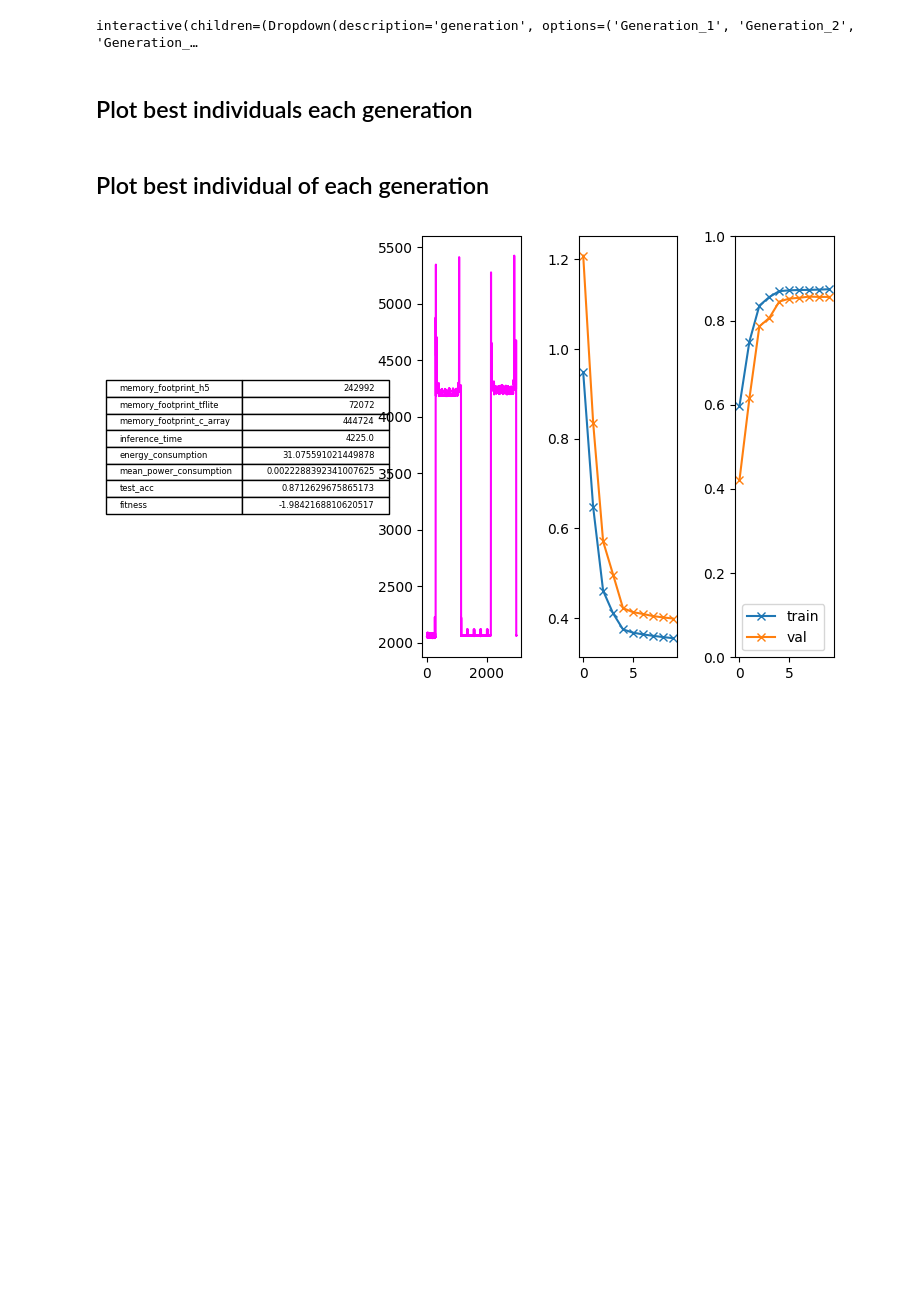
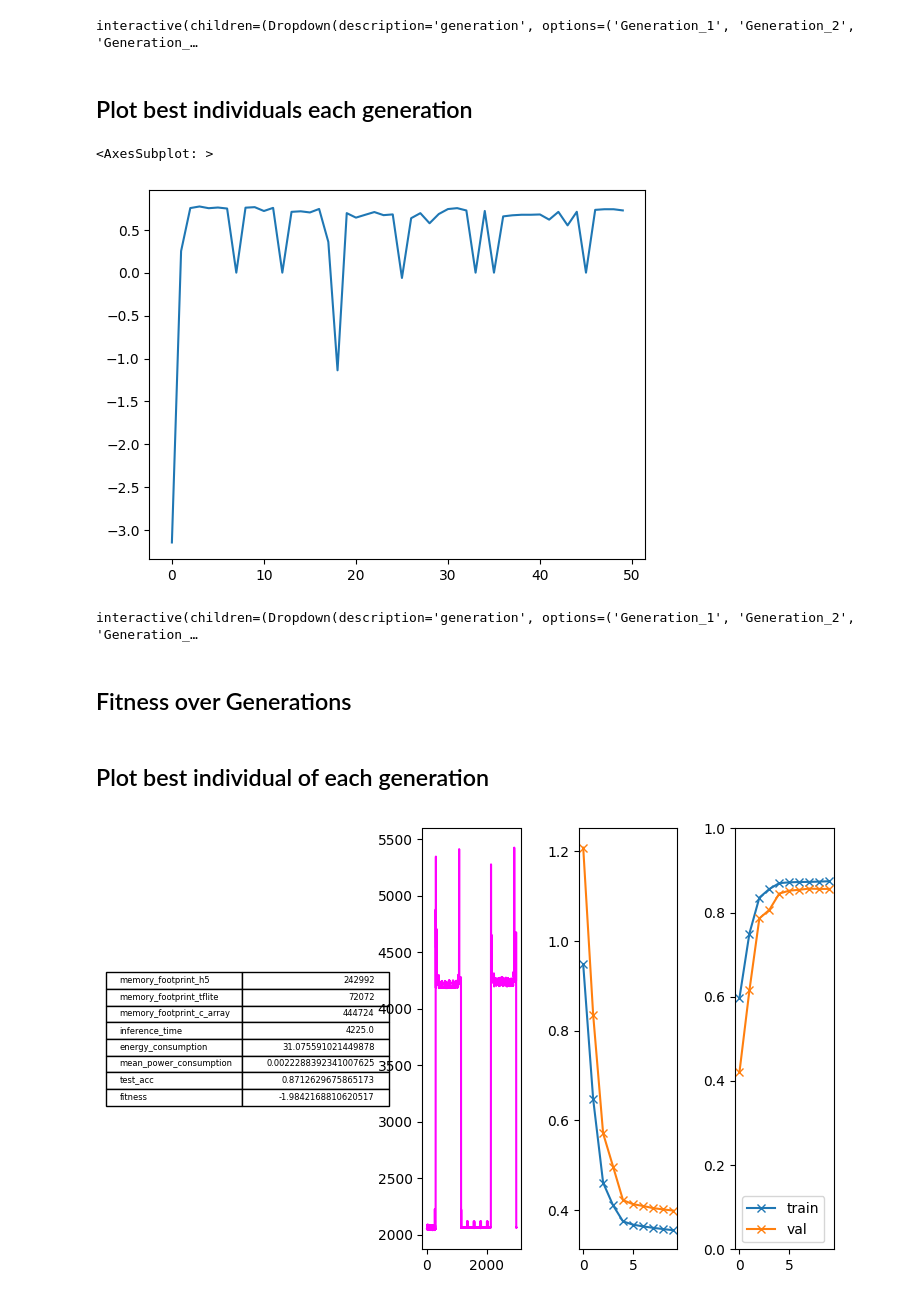
Before and after one commit to ankilab/EdgeVolution, a Jupyter notebook: plot-results.ipynb, the cells around one changed output. Saved outputs shown, nothing was run; the diff lists cells and outputs as text; code cells hidden in the pictures; blank space fills up the shorter version.

```diff
--- a/plot-results.ipynb
+++ b/plot-results.ipynb
@@ -11,7 +11,7 @@ from ipywidgets import interact, Dropdown, IntSlider
 from nutil.plot import paperStyle
 # %%
 # specify GA results folder here
-ga_run = 'ga_20221213-141028_EXP_SC_1D_and_2D_4classes'
+ga_run = 'ga_20221213-172904_EXP_SC_1D_and_2D_4classes'
 
 ga_path = Path('Results/' + ga_run)
 with open(ga_path / 'params.json') as f:
@@ -128,3 +108,34 @@ def plot_summary_individual(path):
+# %%
+best_individuals = pd.read_csv(ga_path / "best_individual_each_generation.csv", names=["Generation", "Individual", "Fitness"], delimiter=",")
+best_individuals["Generation"] = best_individuals["Generation"].apply(lambda x: x.replace(": ", "_"))
+best_individuals['Fitness'] = pd.to_numeric(best_individuals['Fitness'])
+# %%
+best_individuals.loc[(best_individuals['Fitness'] < -1000), 'Fitness'] = 0
+best_individuals['Fitness'].plot(kind='line')
+# %% [output]
+<AxesSubplot: >
+[figure, added]
+# %%
+d = {}
+for idx, row in best_individuals.iterrows():
+    d[row['Generation']] = row['Individual']
+
+# plot
+generations = Dropdown(options = d.keys())
+
+@interact(generation = generations)
+def plot_individual_interact(generation):
+    individual = d[generation]
+    try:
+        plot_individual(generation, individual)
+        plt.suptitle(individual)
+        plt.show()
+    except:
+        pass
+# %% [output]
+interactive(children=(Dropdown(description='generation', options=('Generation_1', 'Generation_2', 'Generation_…
+# %% [markdown]
+## Fitness over Generations
 # %% [markdown]
 ## Plot best individual of each generation
 # %%
```
Also changed, not shown: parts of 4 cells of this notebook, 8 other files.
